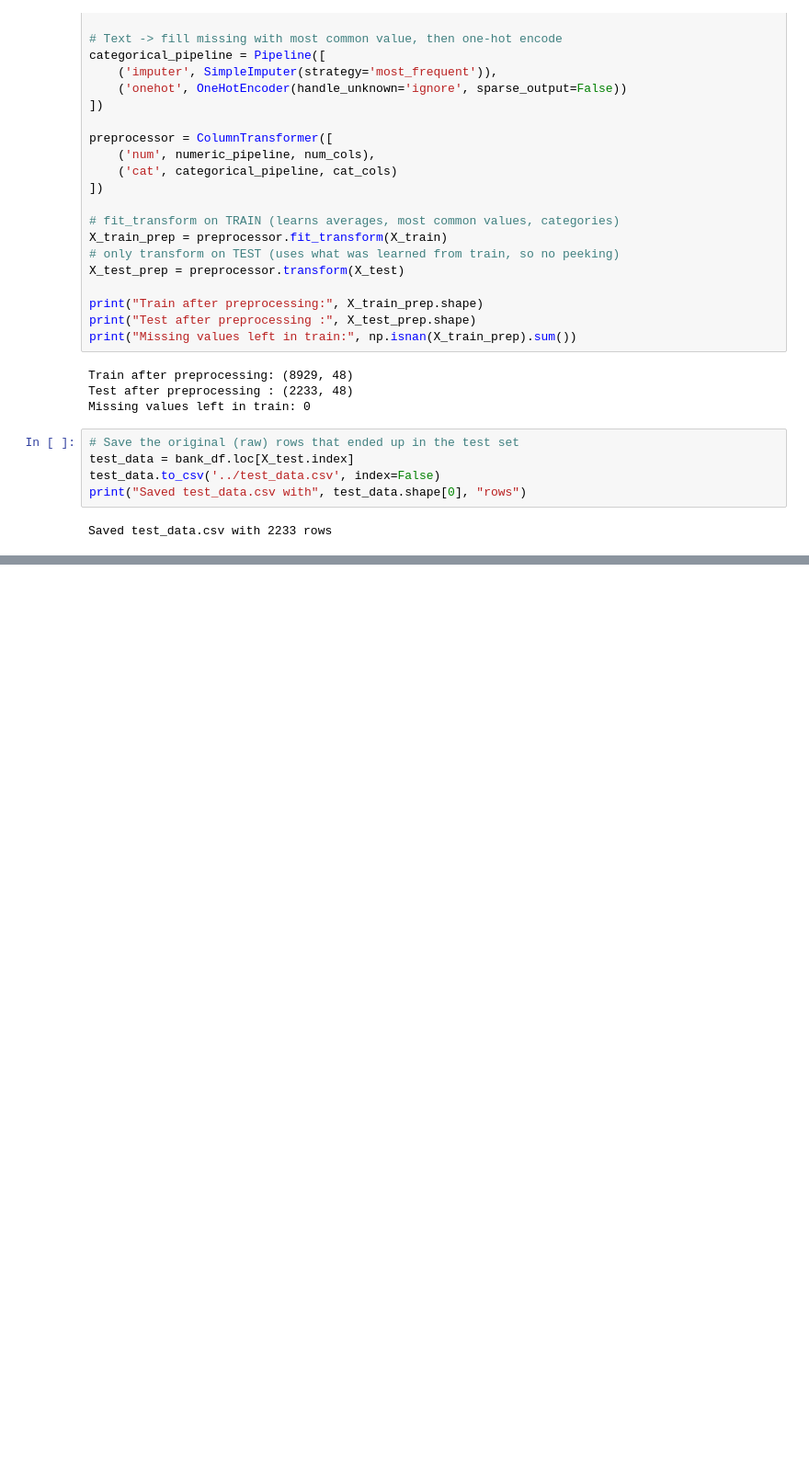
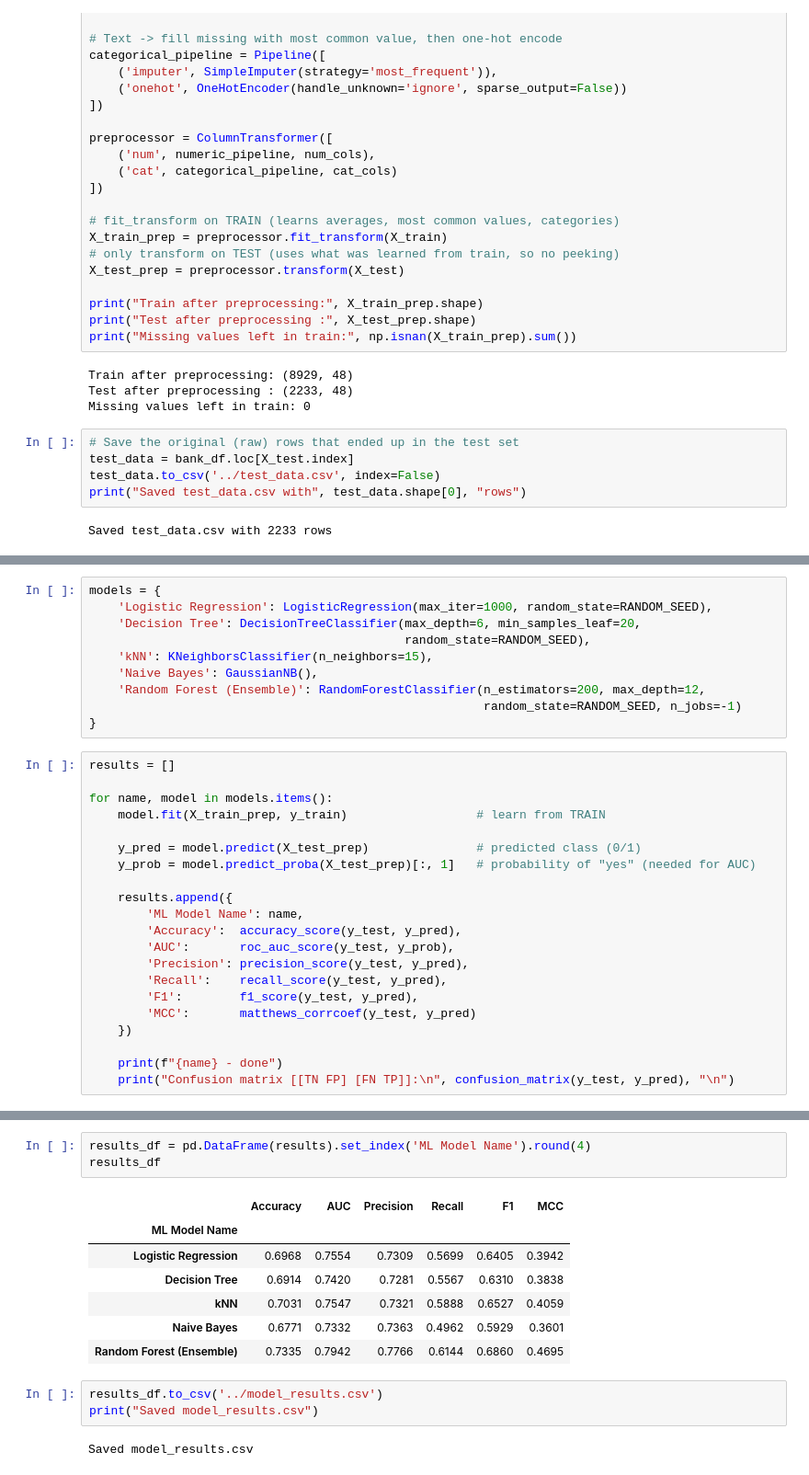
Before and after one commit to 2026ct05201/ml-assignment-2-classification, a Jupyter notebook: model/bank_marketing_classification.ipynb, the cells around one changed output, grey strips where cells are left out. Shown at 92% size. Cells and saved outputs as stored; diff of their text form; blank space fills up the shorter version.

Commit message:
Train 5 classification models and compute evaluation metrics

```diff
--- a/model/bank_marketing_classification.ipynb
+++ b/model/bank_marketing_classification.ipynb
@@ -203,0 +216,31 @@ Saved test_data.csv with 2233 rows
+# %%
+models = {
+    'Logistic Regression': LogisticRegression(max_iter=1000, random_state=RANDOM_SEED),
+    'Decision Tree': DecisionTreeClassifier(max_depth=6, min_samples_leaf=20,
+                                            random_state=RANDOM_SEED),
+    'kNN': KNeighborsClassifier(n_neighbors=15),
+    'Naive Bayes': GaussianNB(),
+    'Random Forest (Ensemble)': RandomForestClassifier(n_estimators=200, max_depth=12,
+                                                       random_state=RANDOM_SEED, n_jobs=-1)
+}
+# %%
+results = []
+
+for name, model in models.items():
+    model.fit(X_train_prep, y_train)                  # learn from TRAIN
+
+    y_pred = model.predict(X_test_prep)               # predicted class (0/1)
+    y_prob = model.predict_proba(X_test_prep)[:, 1]   # probability of "yes" (needed for AUC)
+
+    results.append({
+        'ML Model Name': name,
+        'Accuracy':  accuracy_score(y_test, y_pred),
+        'AUC':       roc_auc_score(y_test, y_prob),
+        'Precision': precision_score(y_test, y_pred),
+        'Recall':    recall_score(y_test, y_pred),
+        'F1':        f1_score(y_test, y_pred),
+        'MCC':       matthews_corrcoef(y_test, y_pred)
+    })
+
+    print(f"{name} - done")
+    print("Confusion matrix [[TN FP] [FN TP]]:\n", confusion_matrix(y_test, y_pred), "\n")
@@ -203,0 +265,16 @@ Saved test_data.csv with 2233 rows
+# %%
+results_df = pd.DataFrame(results).set_index('ML Model Name').round(4)
+results_df
+# %% [output]
+|  | Accuracy | AUC | Precision | Recall | F1 | MCC |
+| ML Model Name |  |  |  |  |  |  |
+| Logistic Regression | 0.6968 | 0.7554 | 0.7309 | 0.5699 | 0.6405 | 0.3942 |
+| Decision Tree | 0.6914 | 0.7420 | 0.7281 | 0.5567 | 0.6310 | 0.3838 |
+| kNN | 0.7031 | 0.7547 | 0.7321 | 0.5888 | 0.6527 | 0.4059 |
+| Naive Bayes | 0.6771 | 0.7332 | 0.7363 | 0.4962 | 0.5929 | 0.3601 |
+| Random Forest (Ensemble) | 0.7335 | 0.7942 | 0.7766 | 0.6144 | 0.6860 | 0.4695 |
+# %%
+results_df.to_csv('../model_results.csv')
+print("Saved model_results.csv")
+# %% [output]
+Saved model_results.csv
```
Also changed, not shown: parts of 3 cells of this notebook, 1 other file.
